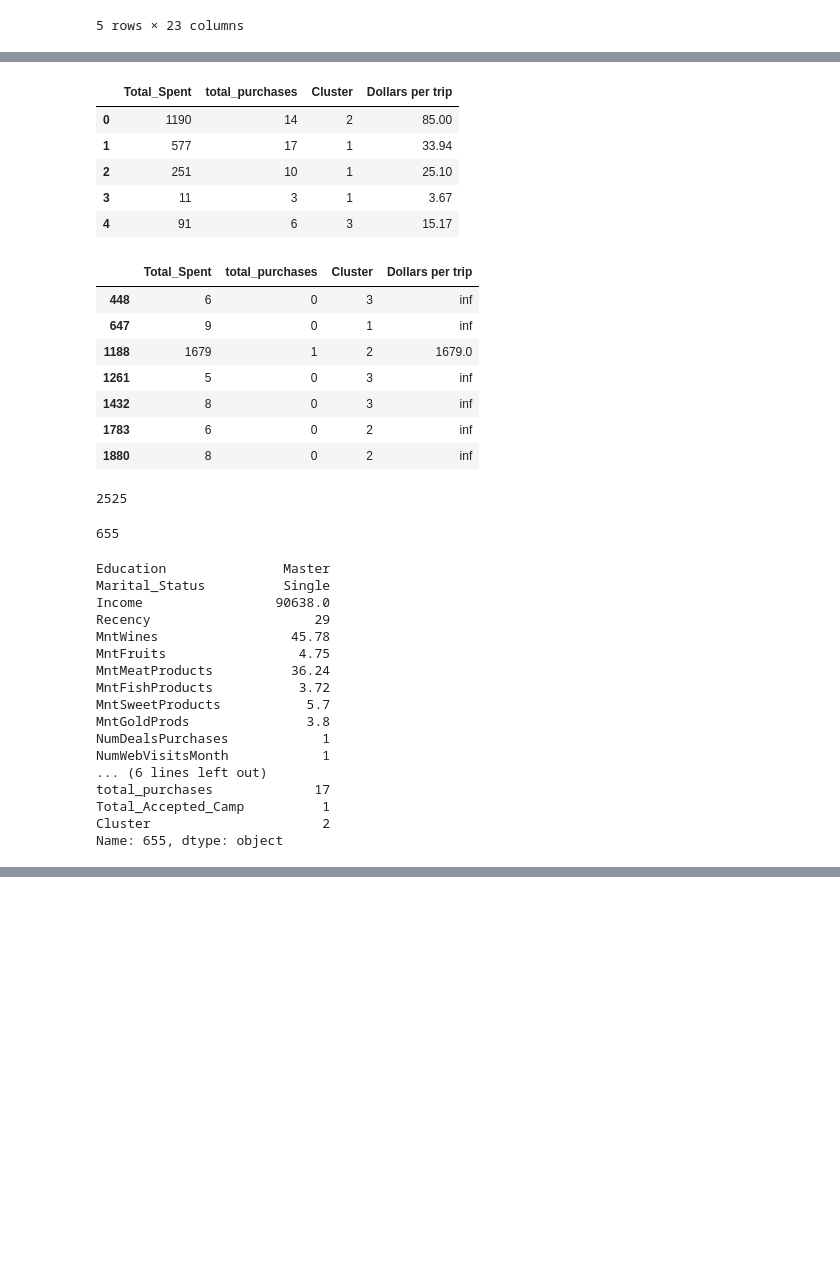
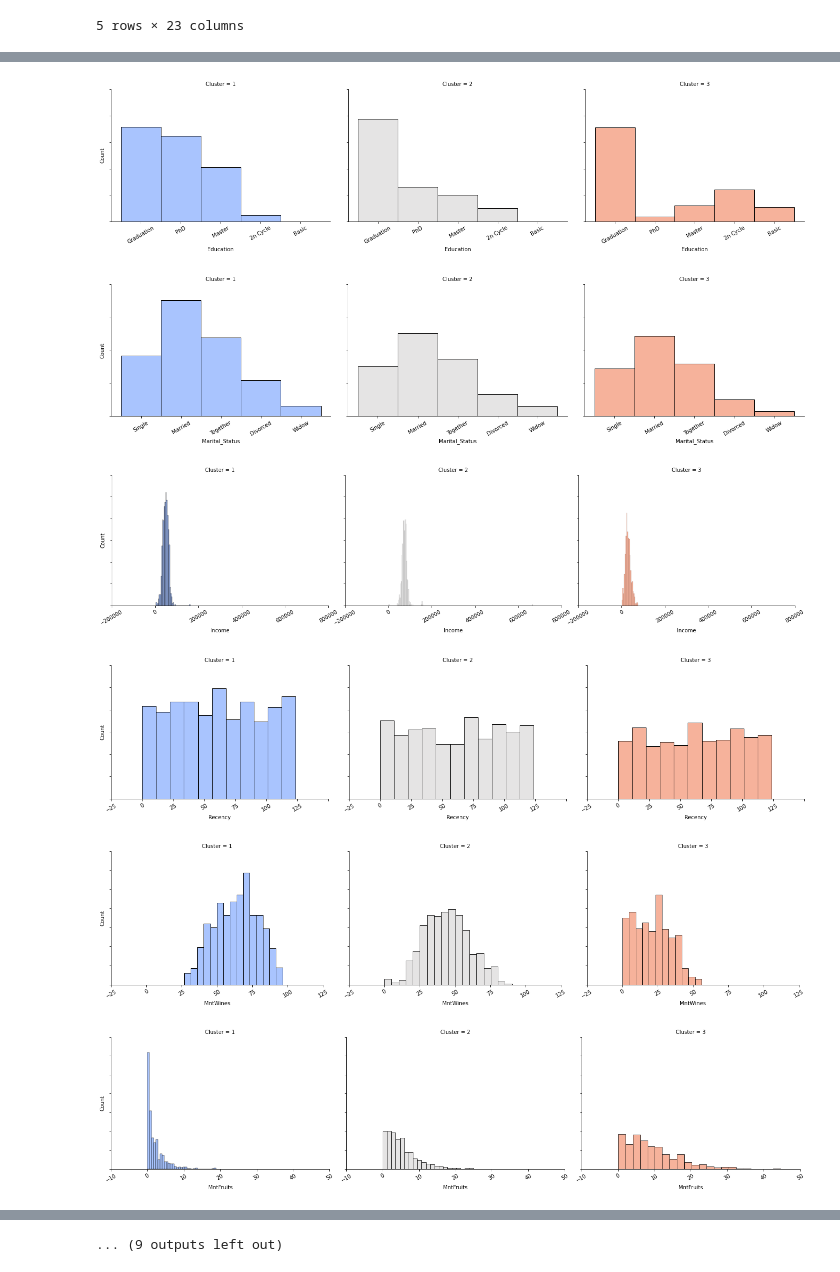
Before and after one commit to jma199/business-marketing-case-study, a Jupyter notebook: 2 segmentation.ipynb, the cells around one changed output, grey strips where cells are left out. Cells and saved outputs as stored; diff of their text form; code cells hidden in the pictures; blank space fills up the shorter version.

```diff
--- a/2 segmentation.ipynb
+++ b/2 segmentation.ipynb
@@ -321,50 +272,15 @@ sns.barplot(x="total_purchases", y="Dollars per trip", data=spend_df, hue="Clust
-# %%
-spend_df.head()
-# %% [output]
-|  | Total_Spent | total_purchases | Cluster | Dollars per trip |
-| 0 | 1190 | 14 | 2 | 85.00 |
-| 1 | 577 | 17 | 1 | 33.94 |
-| 2 | 251 | 10 | 1 | 25.10 |
-| 3 | 11 | 3 | 1 | 3.67 |
-| 4 | 91 | 6 | 3 | 15.17 |
-# %%
-spend_df[spend_df['Dollars per trip'] > 400]
-# %% [output]
-|  | Total_Spent | total_purchases | Cluster | Dollars per trip |
-| 448 | 6 | 0 | 3 | inf |
-| 647 | 9 | 0 | 1 | inf |
-| 1188 | 1679 | 1 | 2 | 1679.0 |
-| 1261 | 5 | 0 | 3 | inf |
-| 1432 | 8 | 0 | 3 | inf |
-| 1783 | 6 | 0 | 2 | inf |
-| 1880 | 8 | 0 | 2 | inf |
-# %%
-max_totalspent = seg_df['Total_Spent'].max()
-max_totalspent
-# %% [output]
-2525
-# %%
-maxidx_totalspent = seg_df['Total_Spent'].idxmax()
-maxidx_totalspent
-# %% [output]
-655
-# %%
-seg_df.loc[655]
-# %% [output]
-Education               Master
-Marital_Status          Single
-Income                 90638.0
-Recency                     29
-MntWines                 45.78
-MntFruits                 4.75
-MntMeatProducts          36.24
-MntFishProducts           3.72
-MntSweetProducts           5.7
-MntGoldProds               3.8
-NumDealsPurchases            1
-NumWebVisitsMonth            1
-... (6 lines left out)
-total_purchases             17
-Total_Accepted_Camp          1
-Cluster                      2
-Name: 655, dtype: object
+# %%
+for i in seg_df:
+    g = sns.FacetGrid(seg_df, col = "Cluster", hue = "Cluster", palette = "coolwarm", sharey=True,sharex=True)
+    g.map(sns.histplot,i)
+    g.set_xticklabels(rotation=30)
+    g.set_yticklabels()
+    g.fig.set_figheight(5)
+    g.fig.set_figwidth(20)
+# %% [output]
+[figure, added]
+[figure, added]
+[figure, added]
+[figure, added]
+[figure, added]
+[figure, added]
@@ -370,0 +293 @@ Name: 655, dtype: object
+... (9 outputs left out)
```
Also changed, not shown: parts of 17 cells of this notebook, 1 other file.
